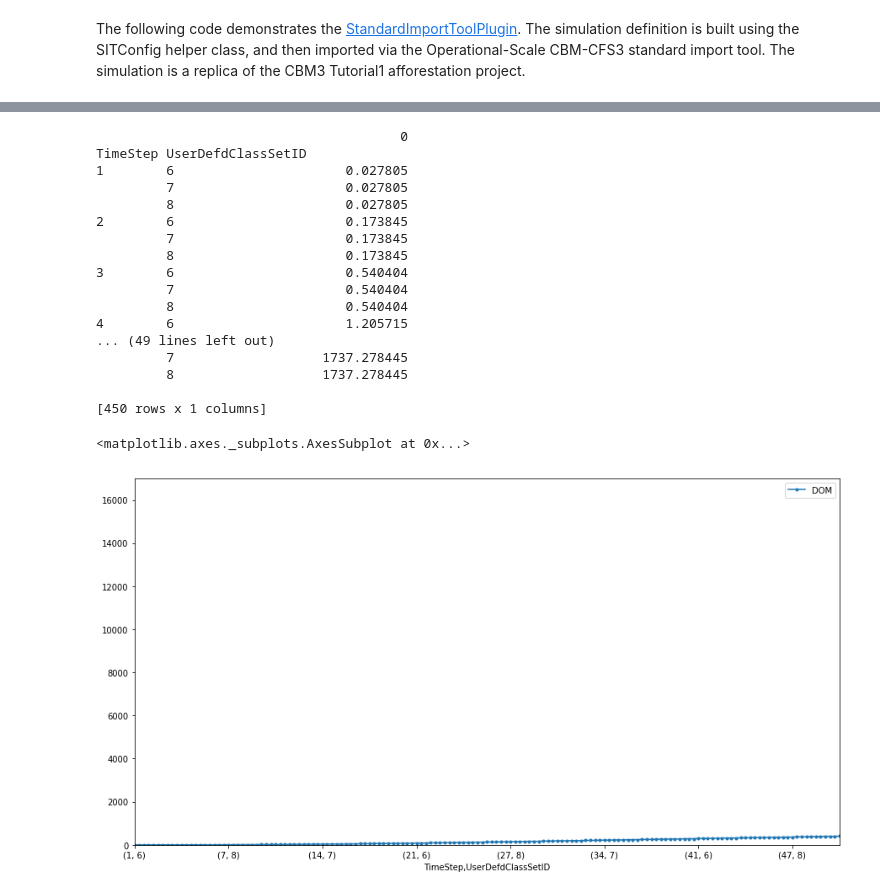
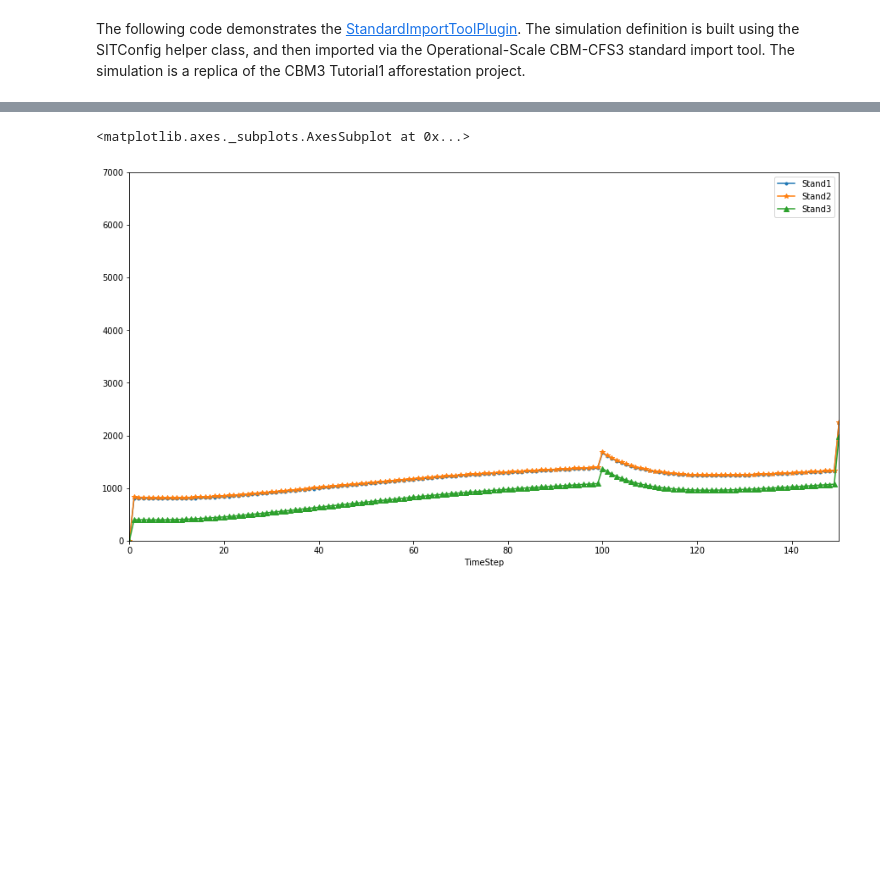
Before and after one commit to cat-cfs/cbm3_scripting_examples, a Jupyter notebook: Tutorial1.ipynb, the cells around one changed output, grey strips where cells are left out. Drawn from its saved outputs; the diff is of its cells as text; code cells hidden in the pictures; blank space fills up the shorter version.

```diff
--- a/Tutorial1.ipynb
+++ b/Tutorial1.ipynb
@@ -86,7 +87,8 @@ results_db_path = cbm3_python.simulation.projectsimulator.run(
     project_path=os.path.abspath(project_path),
     toolbox_installation_dir=toolbox_path,
     cbm_exe_path=os.path.join(toolbox_path, "admin", "executables"),
-    results_database_path= results_db_path)
+    results_database_path= results_db_path,
+    afforestation_only=True)
 # %%
 bioPools = ['SW_Merch','SW_Foliage','SW_Other','SW_subMerch','SW_Coarse','SW_Fine',
             'HW_Merch','HW_Foliage','HW_Other','HW_subMerch','HW_Coarse','HW_Fine']
@@ -119,29 +123,19 @@ total_biomass.plot(kind='line', figsize=(15,8), ylim=(0,17e3), xlim=(0,150), sty
 # %%
+stand1 = df.loc[df["UserDefdClassSetID"]==6][domPools].sum(axis=1)
+stand2 = df.loc[df["UserDefdClassSetID"]==7][domPools].sum(axis=1)
+stand3 = df.loc[df["UserDefdClassSetID"]==8][domPools].sum(axis=1)
 
 dom_by_class = pd.concat([
-        df[[timeStep,classid]],
-        df[domPools].sum(axis=1)
-    ], axis=1).groupby([timeStep,classid]).sum()
-print(dom_by_class)
-dom_by_class.columns=["DOM"]
-dom_by_class.plot(kind='line', figsize=(15,8), ylim=(0,17e3), xlim=(0,150), style=['.-','-*','-^'])
+        df[timeStep],
+        stand1,
+        stand2,
+        stand3
+    ], axis=1).groupby([timeStep]).sum()
+
+dom_by_class.columns=["Stand1","Stand2","Stand3"]
+dom_by_class.plot(kind='line', figsize=(15,8),
+                  ylim=(0,7e3), xlim=(0,150),
+                  style=['.-','-*','-^'])
 # %% [output]
-                                       0
-TimeStep UserDefdClassSetID
-1        6                      0.027805
-         7                      0.027805
-         8                      0.027805
-2        6                      0.173845
-         7                      0.173845
-         8                      0.173845
-3        6                      0.540404
-         7                      0.540404
-         8                      0.540404
-4        6                      1.205715
-... (49 lines left out)
-         7                   1737.278445
-         8                   1737.278445
-
-[450 rows x 1 columns]
+<matplotlib.axes._subplots.AxesSubplot at 0x...>
-<matplotlib.axes._subplots.AxesSubplot at 0x...>
-[figure, old version]
+[figure, new version]
```
Also changed, not shown: parts of 4 cells of this notebook, 1 other file.
